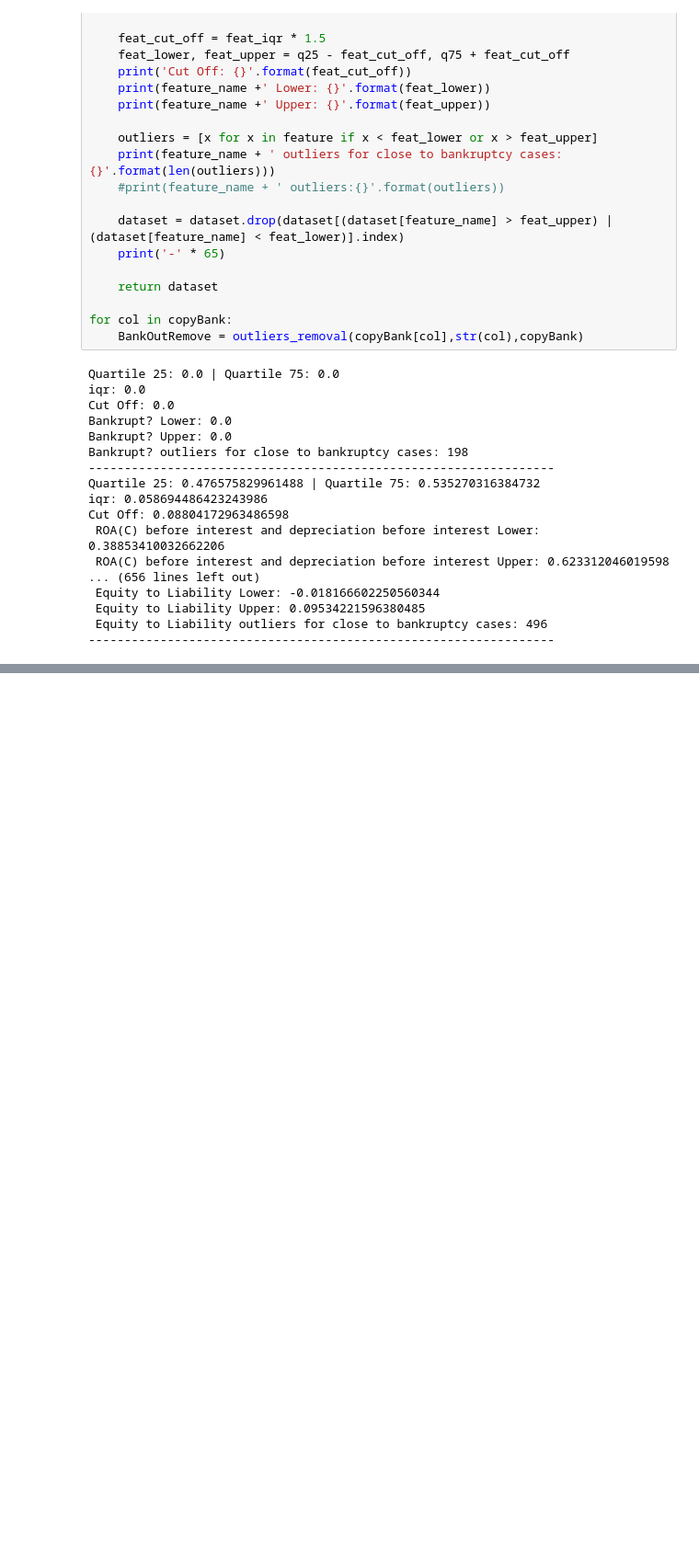
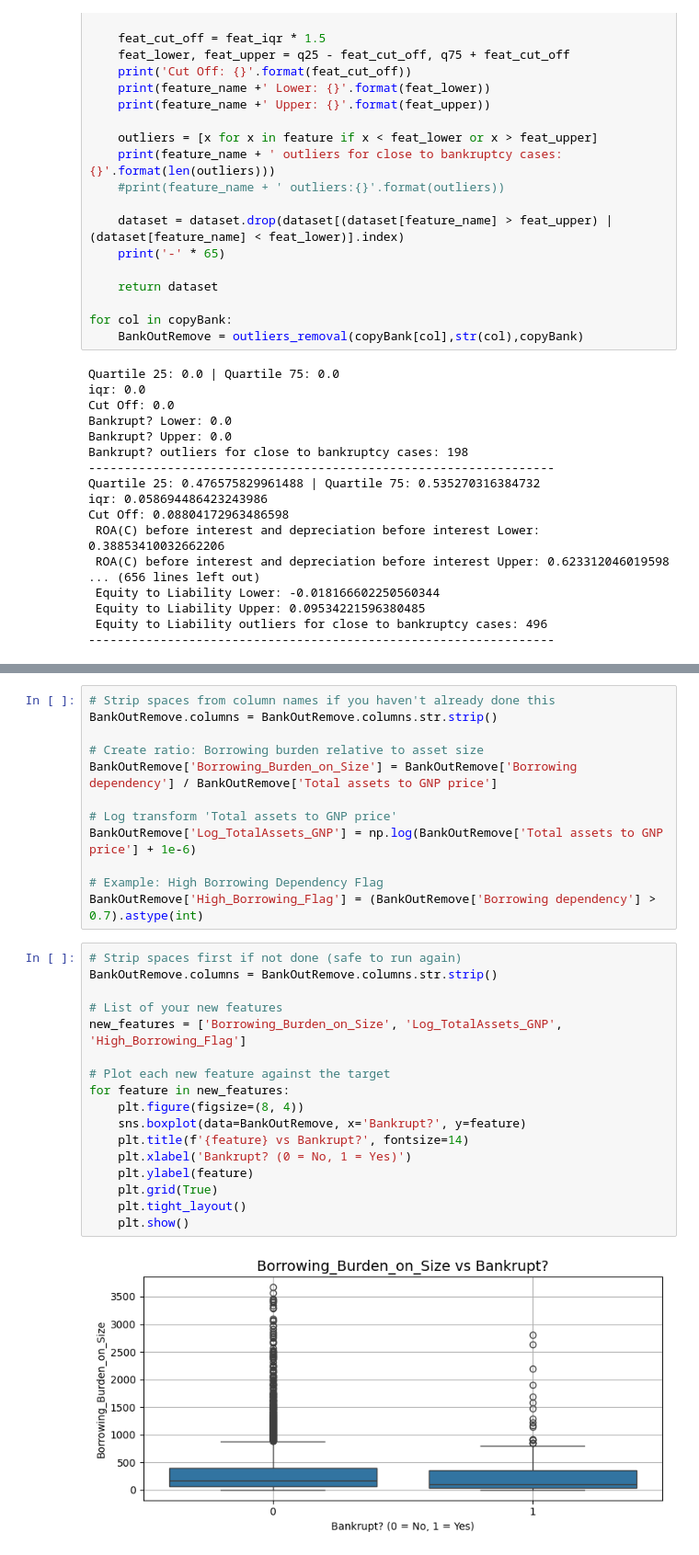
Before and after one commit to TeranG710/GORTFinal, a Jupyter notebook: bankrupt.ipynb, the cells around one changed output, grey strips where cells are left out. Shown at 92% size. Cells and saved outputs as stored; diff of their text form; blank space fills up the shorter version.

```diff
--- a/bankrupt.ipynb
+++ b/bankrupt.ipynb
@@ -659,0 +732,31 @@ https://gist.github.com/mwaskom/de44147ed2974457ad6372750bbe5751
+# %%
+# Strip spaces from column names if you haven't already done this
+BankOutRemove.columns = BankOutRemove.columns.str.strip()
+
+# Create ratio: Borrowing burden relative to asset size
+BankOutRemove['Borrowing_Burden_on_Size'] = BankOutRemove['Borrowing dependency'] / BankOutRemove['Total assets to GNP price']
+
+# Log transform 'Total assets to GNP price'
+BankOutRemove['Log_TotalAssets_GNP'] = np.log(BankOutRemove['Total assets to GNP price'] + 1e-6)
+
+# Example: High Borrowing Dependency Flag
+BankOutRemove['High_Borrowing_Flag'] = (BankOutRemove['Borrowing dependency'] > 0.7).astype(int)
+# %%
+# Strip spaces first if not done (safe to run again)
+BankOutRemove.columns = BankOutRemove.columns.str.strip()
+
+# List of your new features
+new_features = ['Borrowing_Burden_on_Size', 'Log_TotalAssets_GNP', 'High_Borrowing_Flag']
+
+# Plot each new feature against the target
+for feature in new_features:
+    plt.figure(figsize=(8, 4))
+    sns.boxplot(data=BankOutRemove, x='Bankrupt?', y=feature)
+    plt.title(f'{feature} vs Bankrupt?', fontsize=14)
+    plt.xlabel('Bankrupt? (0 = No, 1 = Yes)')
+    plt.ylabel(feature)
+    plt.grid(True)
+    plt.tight_layout()
+    plt.show()
+# %% [output]
+[figure, added]
```
Also changed, not shown: parts of 21 cells of this notebook.
